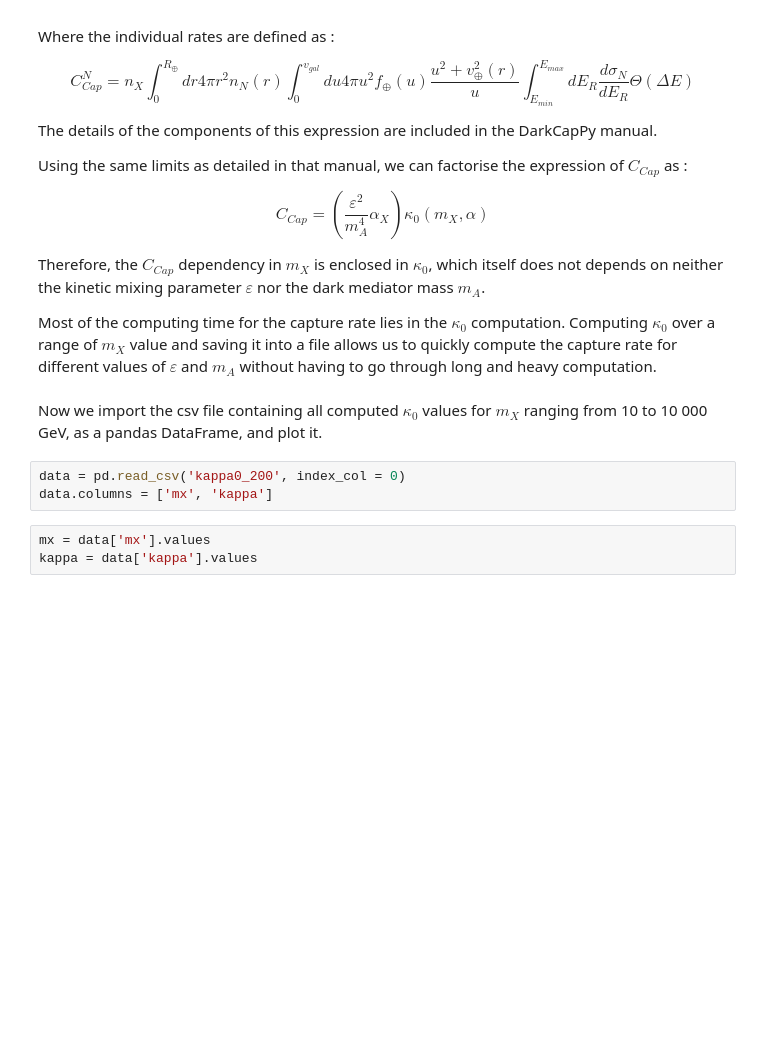
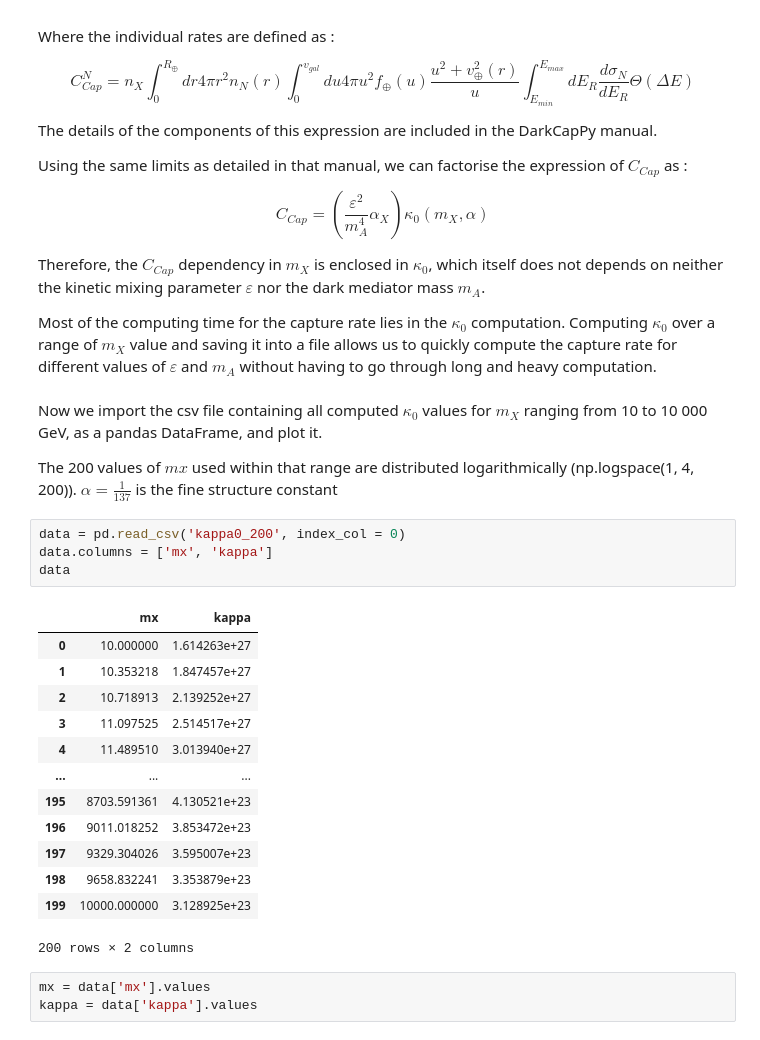
Before and after one commit to nicolasGrim/Dark-Matter, a Jupyter notebook: Capture rate.ipynb, the cells around one changed output. Saved outputs shown, nothing was run; the diff lists cells and outputs as text; blank space fills up the shorter version.

```diff
--- a/Capture rate.ipynb
+++ b/Capture rate.ipynb
@@ -668,9 +668,26 @@ Therefore, the $C_{Cap}$ dependency in $m_X$ is enclosed in $\kappa_0$, which it
 Most of the computing time for the capture rate lies in the $\kappa_0$ computation. Computing $\kappa_0$ over a range of $m_X$ value and saving it into a file allows us to quickly compute the capture rate for different values of $\varepsilon$ and $m_A$ without having to go through long and heavy computation.
 # %% [markdown]
 Now we import the csv file containing all computed $\kappa_0$ values for $m_X$ ranging from 10 to 10 000 GeV, as a pandas DataFrame, and plot it.
+
+The 200 values of $mx$ used within that range are distributed logarithmically (np.logspace(1, 4, 200)). $\alpha = \frac{1}{137}$ is the fine structure constant
 # %%
 data = pd.read_csv('kappa0_200', index_col = 0)
 data.columns = ['mx', 'kappa']
+data
+# %% [output]
+|  | mx | kappa |
+| 0 | 10.000000 | 1.614263e+27 |
+| 1 | 10.353218 | 1.847457e+27 |
+| 2 | 10.718913 | 2.139252e+27 |
+| 3 | 11.097525 | 2.514517e+27 |
+| 4 | 11.489510 | 3.013940e+27 |
+| ... | ... | ... |
+| 195 | 8703.591361 | 4.130521e+23 |
+| 196 | 9011.018252 | 3.853472e+23 |
+| 197 | 9329.304026 | 3.595007e+23 |
+| 198 | 9658.832241 | 3.353879e+23 |
+| 199 | 10000.000000 | 3.128925e+23 |
+200 rows × 2 columns
 # %%
 mx = data['mx'].values
 kappa = data['kappa'].values
```
